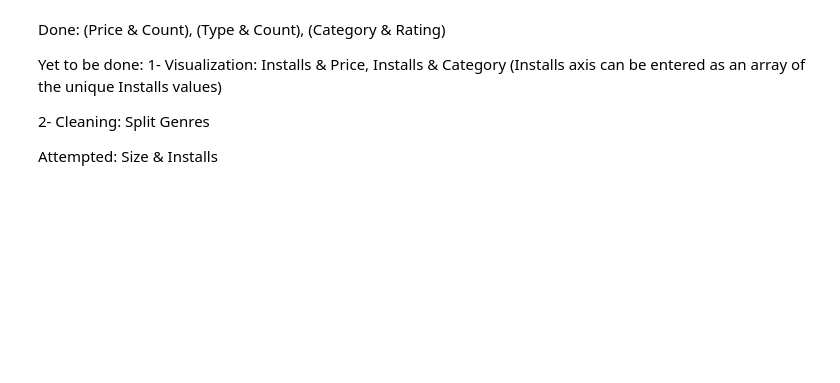
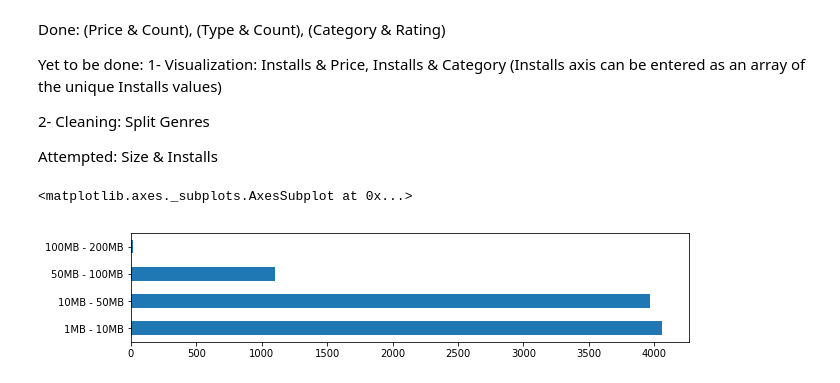
Before and after one commit to RandHood/DataSighence, a Jupyter notebook: Cleaning-2.ipynb, the cells around one changed output. Cells and saved outputs as stored; diff of their text form; code cells hidden in the pictures; blank space fills up the shorter version.

```diff
--- a/Cleaning-2.ipynb
+++ b/Cleaning-2.ipynb
@@ -424,3 +424,18 @@ Yet to be done: 1- Visualization: Installs & Price, Installs & Category (Install
 
 
 Attempted: Size & Installs
+# %%
+store_data_copy['SizeRange'] = 'NaN'
+store_data_copy['SizeRange'].values[1 * 1e9 <= store_data_copy['Size']] = '1GB+'
+store_data_copy['SizeRange'].values[store_data_copy['Size'] < 1 * 1e9] = '500MB - 1GB'
+store_data_copy['SizeRange'].values[store_data_copy['Size'] < 500 * 1e6] = '200MB - 500MB'
+store_data_copy['SizeRange'].values[store_data_copy['Size'] < 200 * 1e6] = '100MB - 200MB'
+store_data_copy['SizeRange'].values[store_data_copy['Size'] < 100 * 1e6] = '50MB - 100MB'
+store_data_copy['SizeRange'].values[store_data_copy['Size'] < 50 * 1e6] = '10MB - 50MB'
+store_data_copy['SizeRange'].values[store_data_copy['Size'] <= 10 * 1e6] = '1MB - 10MB'
+store_data_copy['SizeRange'].values[store_data_copy['SizeRange'] == 'NaN'] = np.nan
+
+store_data_copy['SizeRange'].dropna().value_counts().plot(kind='barh', figsize=(10,2))
+# %% [output]
+<matplotlib.axes._subplots.AxesSubplot at 0x...>
+[figure, added]
```
Also changed, not shown: parts of 13 cells of this notebook.
